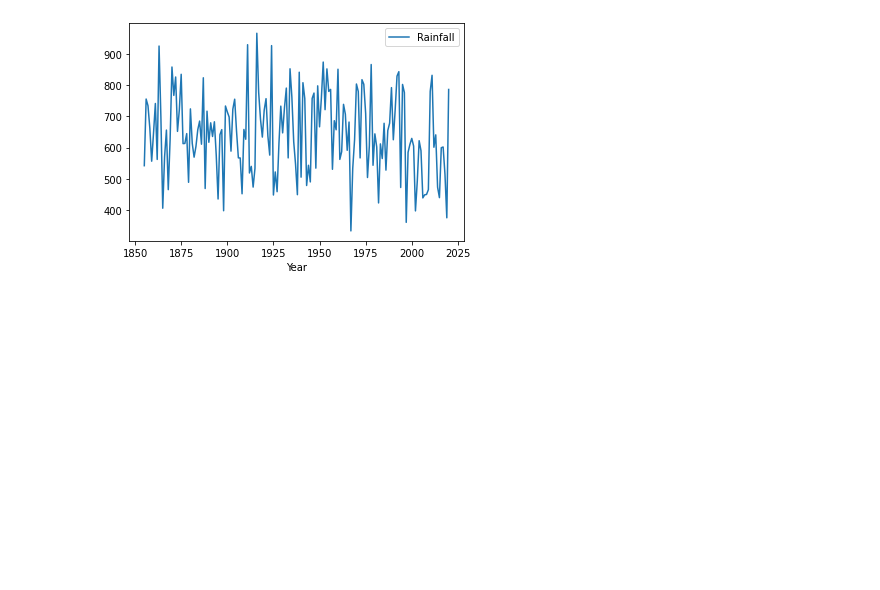
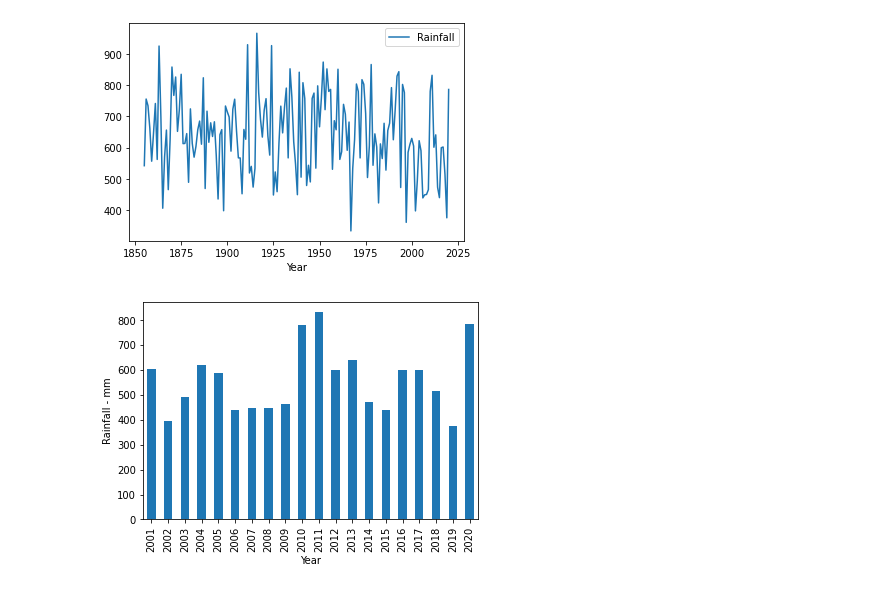
Before and after one commit to pwcberry/python-learning-matplotlib, a Jupyter notebook: notebooks/02-pandas-plot.ipynb, the cells around one changed output. Drawn from its saved outputs; the diff is of its cells as text; code cells hidden in the pictures; blank space fills up the shorter version.

```diff
--- a/notebooks/02-pandas-plot.ipynb
+++ b/notebooks/02-pandas-plot.ipynb
@@ -4,5 +6,6 @@
 %matplotlib inline
 
 import pandas as pd
+import numpy as np
+
+data = pd.read_csv('../data/Melbourne_Annual.csv')
-# %%
-data = pd.read_csv('../../data/Melbourne_Annual.csv')
@@ -20,3 +21,11 @@ data.plot(x = 'Year', y = 'Rainfall')
 # %% [output]
 <AxesSubplot:xlabel='Year'>
 [figure]
+# %%
+# Plot the rainfall for last 20 years as a bar graph
+# Add a label for the Y-axis
+
+ax = data[-20:].plot.bar(x = 'Year', y = 'Rainfall', legend=False)
+ax.set_ylabel('Rainfall - mm');
+# %% [output]
+[figure, added]
```
Also changed, not shown: parts of 6 cells of this notebook.
